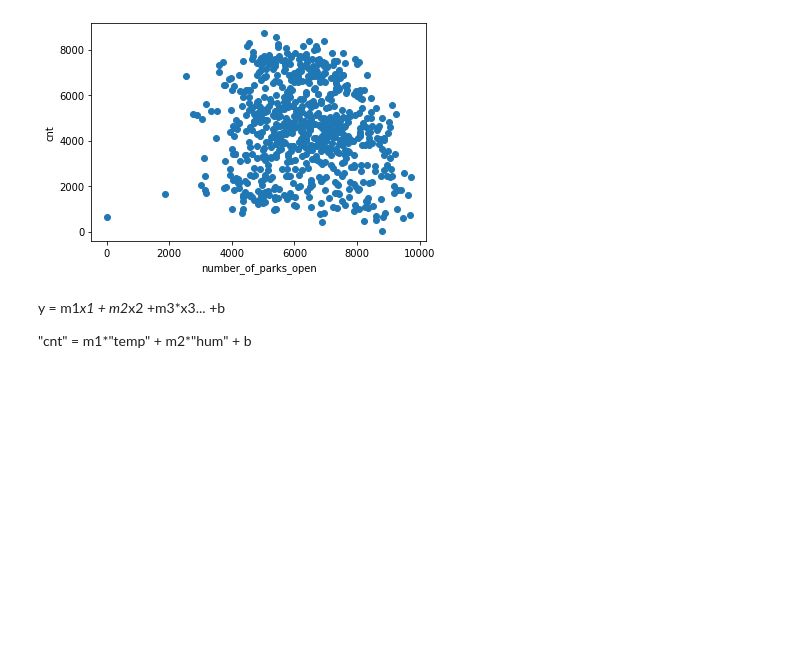
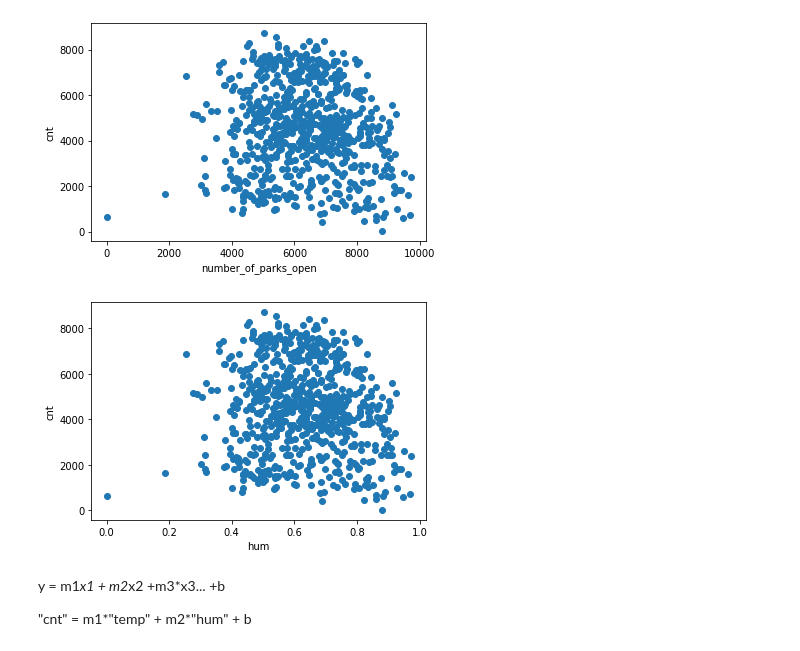
Before and after one commit to haron1100/teach-ml, a Jupyter notebook: DataViz.ipynb, the cells around one changed output. Drawn from its saved outputs; the diff is of its cells as text; code cells hidden in the pictures; blank space fills up the shorter version.

```diff
--- a/DataViz.ipynb
+++ b/DataViz.ipynb
@@ -346,6 +351,10 @@ plt.scatter(df["hum"]*10000, df["cnt"])
 # %% [output]
 <matplotlib.collections.PathCollection at 0x...>
 [figure]
+# %%
+plot_scatter("hum", "cnt")
+# %% [output]
+[figure, added]
 # %% [markdown]
 y = m1*x1 + m2*x2 +m3*x3... +b
 
```
Also changed, not shown: parts of 12 cells of this notebook.
